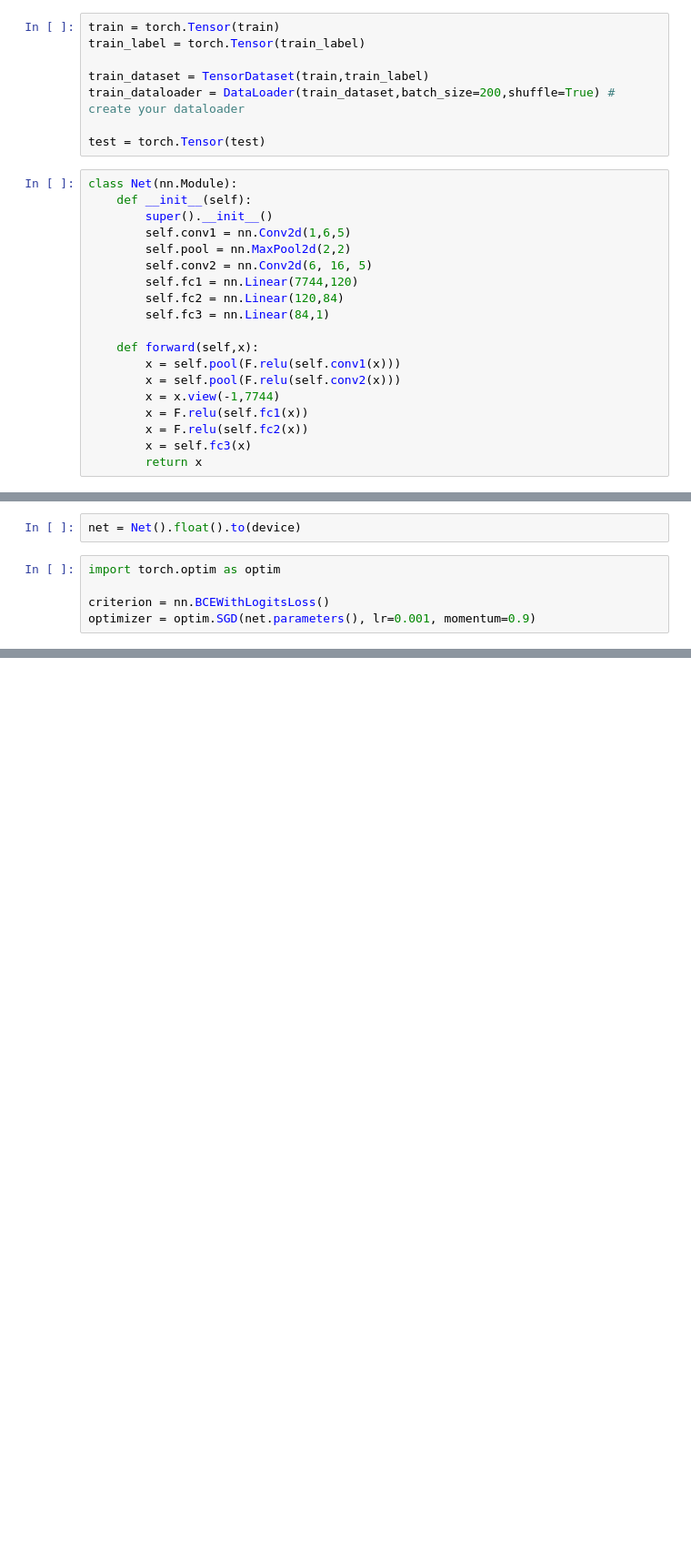
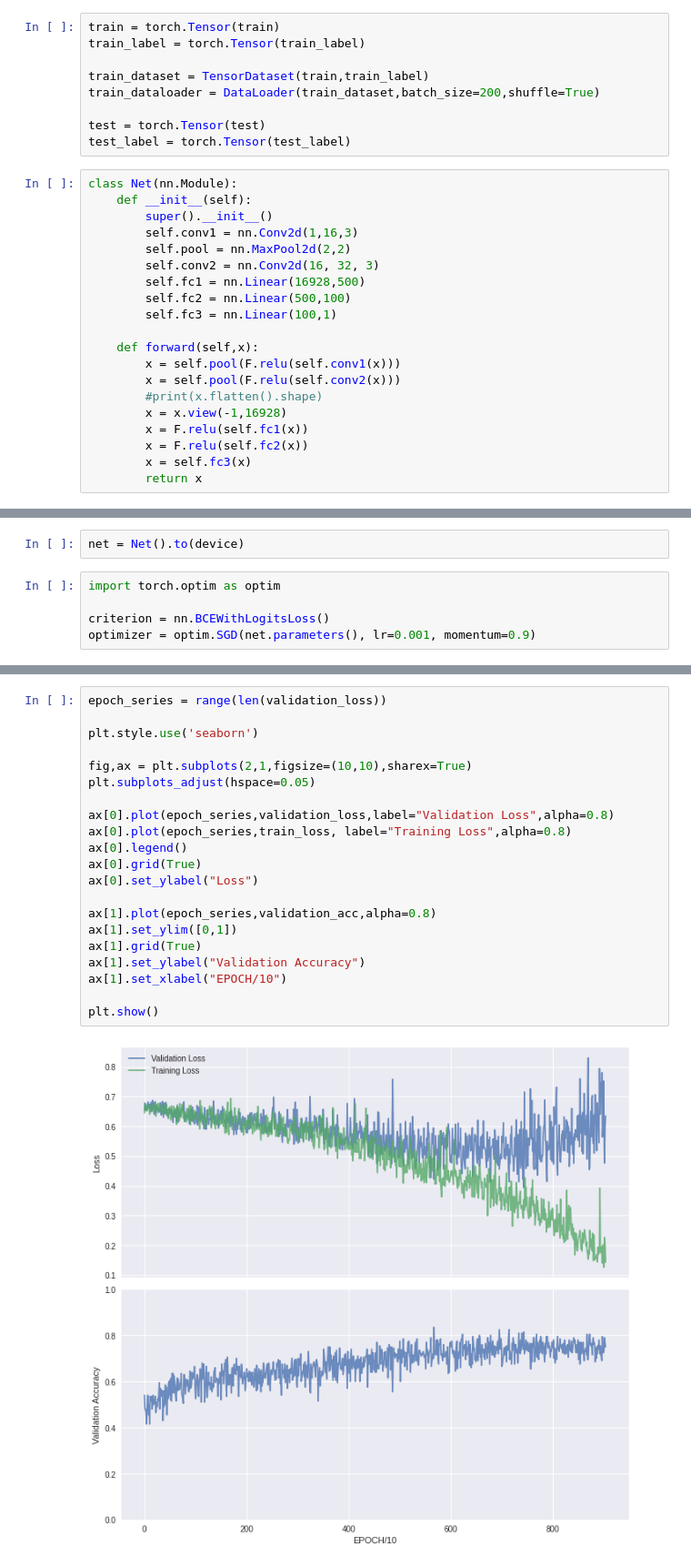
Before and after one commit to ruke1ire/AIT, a Jupyter notebook: ML/JupyterLab/Lab10/lab10_th_st121411.ipynb, the cells around one changed output, grey strips where cells are left out. Shown at 91% size. Saved outputs shown, nothing was run; the diff lists cells and outputs as text; blank space fills up the shorter version.

```diff
--- a/ML/JupyterLab/Lab10/lab10_th_st121411.ipynb
+++ b/ML/JupyterLab/Lab10/lab10_th_st121411.ipynb
@@ -75,24 +74,26 @@ train = torch.Tensor(train)
 train_label = torch.Tensor(train_label)
 
 train_dataset = TensorDataset(train,train_label)
-train_dataloader = DataLoader(train_dataset,batch_size=200,shuffle=True) # create your dataloader
+train_dataloader = DataLoader(train_dataset,batch_size=200,shuffle=True)
 
 test = torch.Tensor(test)
+test_label = torch.Tensor(test_label)
 # %%
 class Net(nn.Module):
     def __init__(self):
         super().__init__()
-        self.conv1 = nn.Conv2d(1,6,5)
+        self.conv1 = nn.Conv2d(1,16,3)
         self.pool = nn.MaxPool2d(2,2)
-        self.conv2 = nn.Conv2d(6, 16, 5)
-        self.fc1 = nn.Linear(7744,120)
-        self.fc2 = nn.Linear(120,84)
-        self.fc3 = nn.Linear(84,1)
+        self.conv2 = nn.Conv2d(16, 32, 3)
+        self.fc1 = nn.Linear(16928,500)
+        self.fc2 = nn.Linear(500,100)
+        self.fc3 = nn.Linear(100,1)
 
     def forward(self,x):
         x = self.pool(F.relu(self.conv1(x)))
         x = self.pool(F.relu(self.conv2(x)))
-        x = x.view(-1,7744)
+        #print(x.flatten().shape)
+        x = x.view(-1,16928)
         x = F.relu(self.fc1(x))
         x = F.relu(self.fc2(x))
         x = self.fc3(x)
@@ -107,7 +108,7 @@ else:
 # %% [output]
 running on the GPU
 # %%
-net = Net().float().to(device)
+net = Net().to(device)
 # %%
 import torch.optim as optim
 
@@ -153,0 +164,23 @@ Epochs: 9 train_loss: 0.6903108954429626
+# %%
+epoch_series = range(len(validation_loss))
+
+plt.style.use('seaborn')
+
+fig,ax = plt.subplots(2,1,figsize=(10,10),sharex=True)
+plt.subplots_adjust(hspace=0.05)
+
+ax[0].plot(epoch_series,validation_loss,label="Validation Loss",alpha=0.8)
+ax[0].plot(epoch_series,train_loss, label="Training Loss",alpha=0.8)
+ax[0].legend()
+ax[0].grid(True)
+ax[0].set_ylabel("Loss")
+
+ax[1].plot(epoch_series,validation_acc,alpha=0.8)
+ax[1].set_ylim([0,1])
+ax[1].grid(True)
+ax[1].set_ylabel("Validation Accuracy")
+ax[1].set_xlabel("EPOCH/10")
+
+plt.show()
+# %% [output]
+[figure, added]
```
Also changed, not shown: parts of 5 cells of this notebook.
